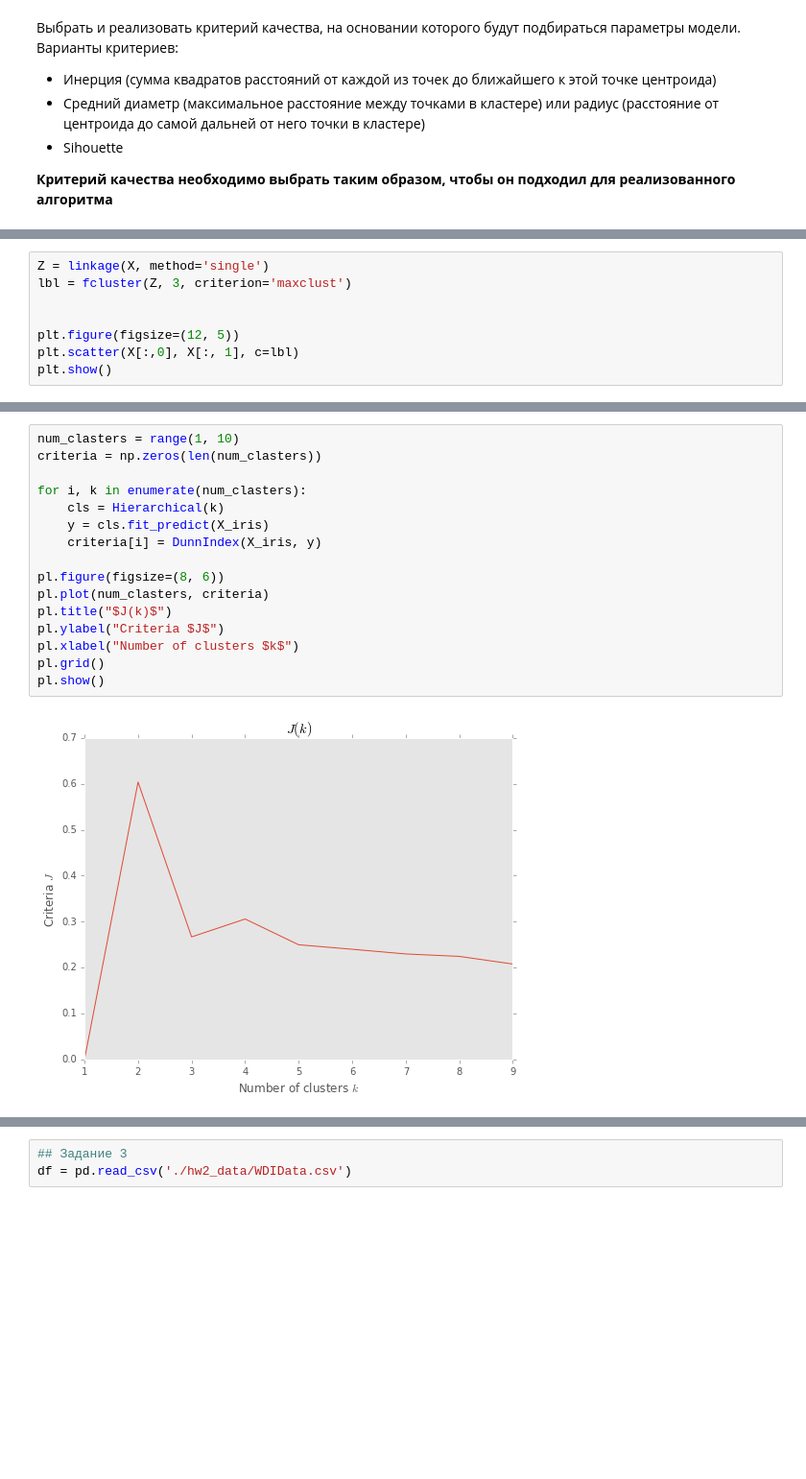
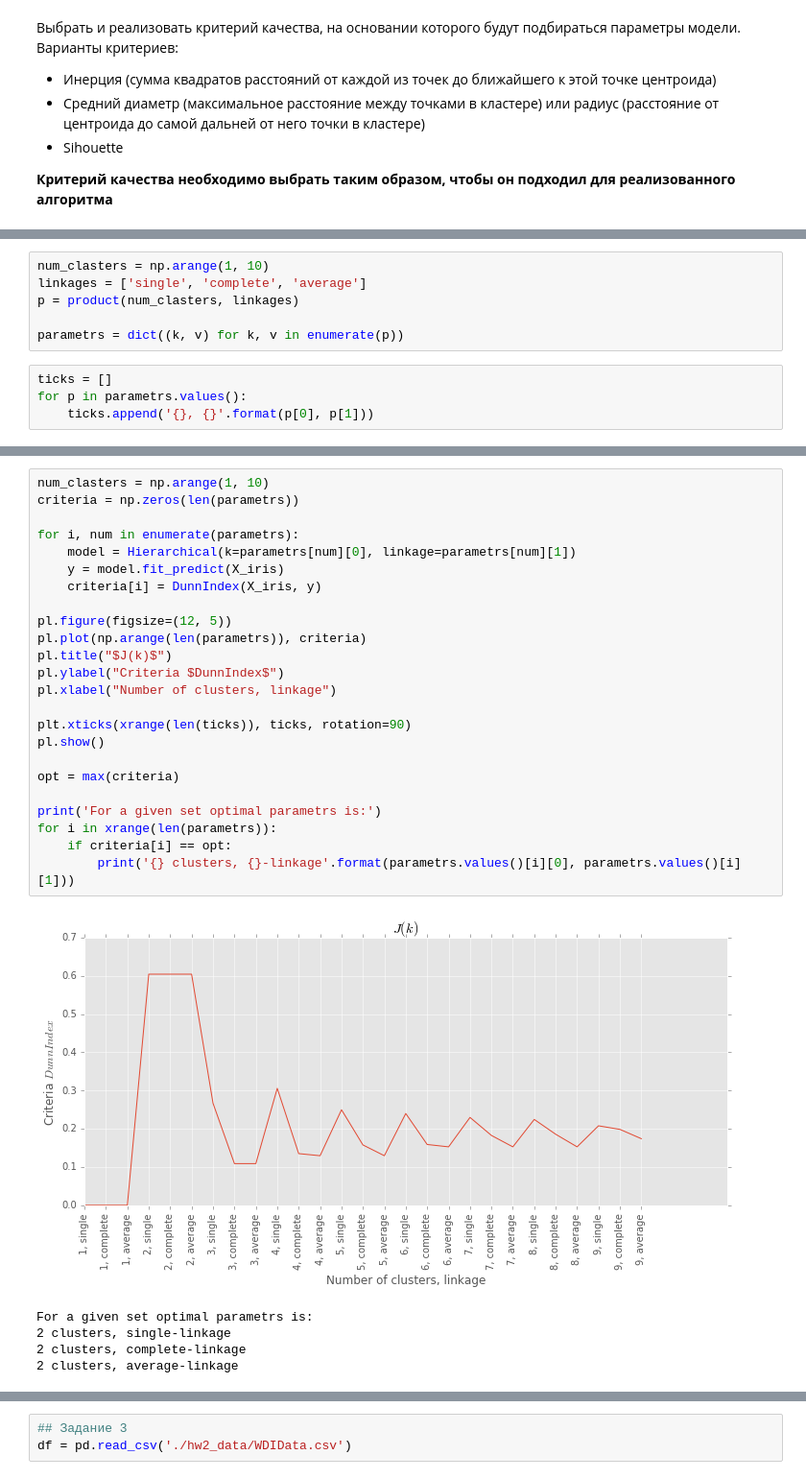
Before and after one commit to dokshina/dm_homework, a Jupyter notebook: dokshina_hw2.ipynb, the cells around one changed output, grey strips where cells are left out. Shown: that part at 96% size. Saved outputs shown, nothing was run; the diff lists cells and outputs as text; blank space fills up the shorter version.

Commit message:
criteria

```diff
--- a/dokshina_hw2.ipynb
+++ b/dokshina_hw2.ipynb
@@ -243,8 +217,0 @@ Wall time: 728 ms
-# %%
-Z = linkage(X, method='single')
-lbl = fcluster(Z, 3, criterion='maxclust')
-
-
-plt.figure(figsize=(12, 5))
-plt.scatter(X[:,0], X[:, 1], c=lbl)
-plt.show()
@@ -255 +222,11 @@ plt.show()
+# %%
+num_clasters = np.arange(1, 10)
+linkages = ['single', 'complete', 'average']
+p = product(num_clasters, linkages)
+
+parametrs = dict((k, v) for k, v in enumerate(p))
+# %%
+ticks = []
+for p in parametrs.values():
+    ticks.append('{}, {}'.format(p[0], p[1]))
 # %%
@@ -267,19 +241,31 @@ def DunnIndex(X, labels):
     return delta / diam
 # %%
-num_clasters = range(1, 10)
-criteria = np.zeros(len(num_clasters))
+num_clasters = np.arange(1, 10)
+criteria = np.zeros(len(parametrs))
 
-for i, k in enumerate(num_clasters):
-    cls = Hierarchical(k)
-    y = cls.fit_predict(X_iris)
+for i, num in enumerate(parametrs):
+    model = Hierarchical(k=parametrs[num][0], linkage=parametrs[num][1])
+    y = model.fit_predict(X_iris)
     criteria[i] = DunnIndex(X_iris, y)
 
-pl.figure(figsize=(8, 6))
-pl.plot(num_clasters, criteria)
+pl.figure(figsize=(12, 5))
+pl.plot(np.arange(len(parametrs)), criteria)
 pl.title("$J(k)$")
-pl.ylabel("Criteria $J$")
-pl.xlabel("Number of clusters $k$")
-pl.grid()
+pl.ylabel("Criteria $DunnIndex$")
+pl.xlabel("Number of clusters, linkage")
+
+plt.xticks(xrange(len(ticks)), ticks, rotation=90)
 pl.show()
+
+opt = max(criteria)
+
+print('For a given set optimal parametrs is:')
+for i in xrange(len(parametrs)):
+    if criteria[i] == opt:
+        print('{} clusters, {}-linkage'.format(parametrs.values()[i][0], parametrs.values()[i][1]))
 # %% [output]
-[figure, old version]
+[figure, new version]
+For a given set optimal parametrs is:
+2 clusters, single-linkage
+2 clusters, complete-linkage
+2 clusters, average-linkage
```
Also changed, not shown: parts of 11 cells of this notebook.
